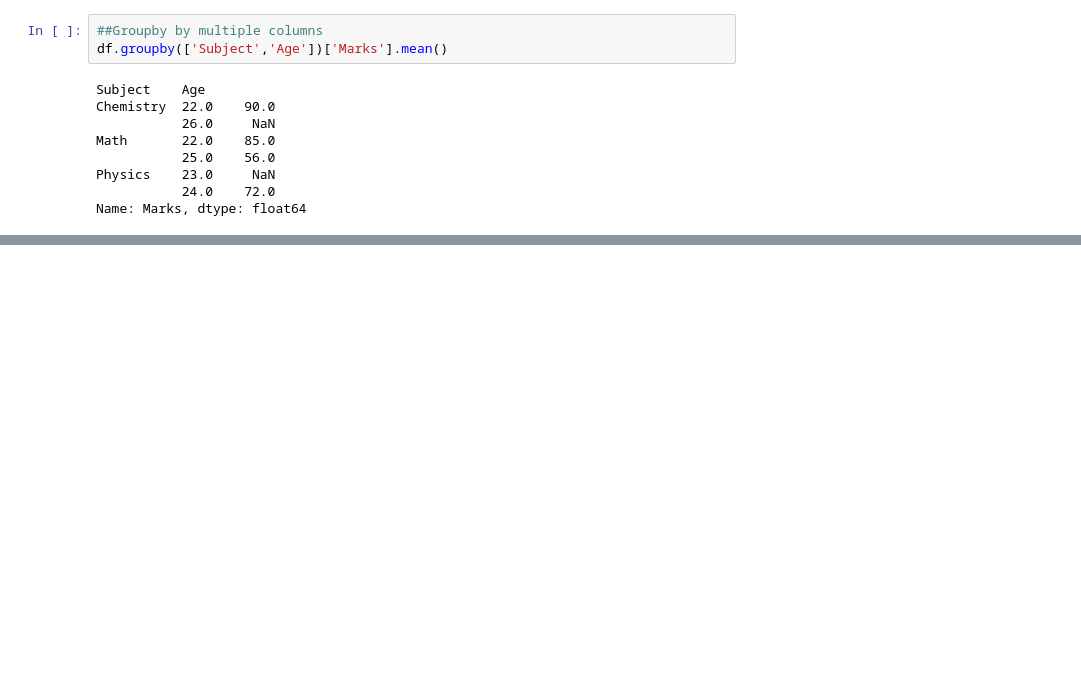
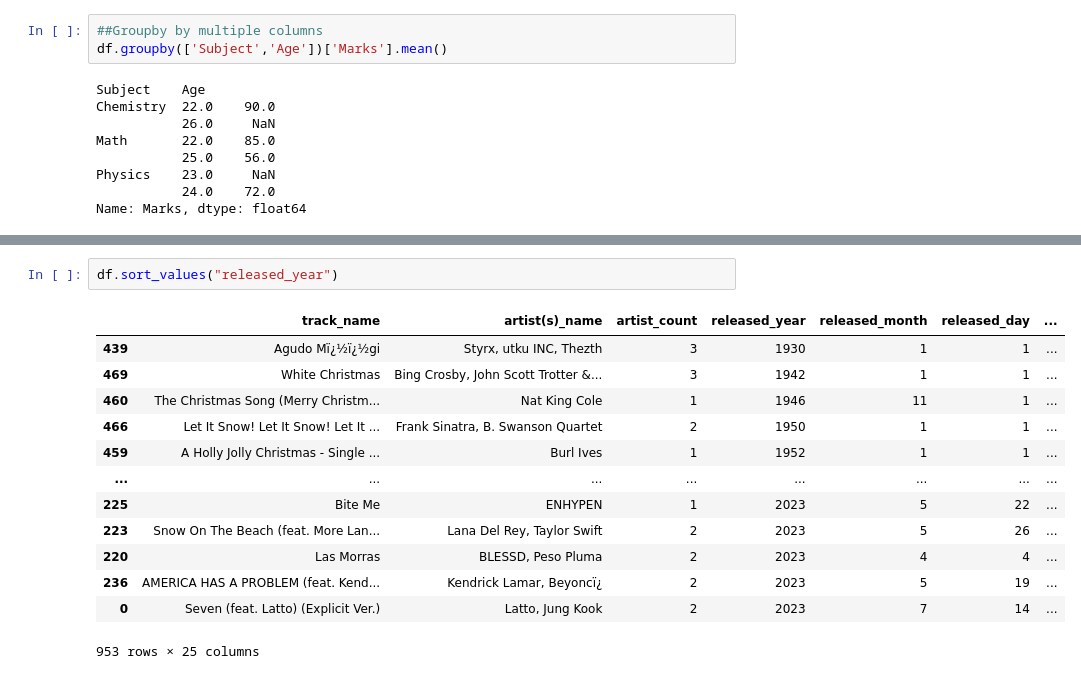
Before and after one commit to Biswajeet111/ML-Codes, a Jupyter notebook: Foundational-ML/pandas_foundation.ipynb, the cells around one changed output, grey strips where cells are left out. Saved outputs shown, nothing was run; the diff lists cells and outputs as text; blank space fills up the shorter version.

```diff
--- a/Foundational-ML/pandas_foundation.ipynb
+++ b/Foundational-ML/pandas_foundation.ipynb
@@ -343,0 +483,16 @@ Name: Marks, dtype: float64
+# %%
+df.sort_values("released_year")
+# %% [output]
+|  | track_name | artist(s)_name | artist_count | released_year | released_month | released_day | ... |
+| 439 | Agudo Mï¿½ï¿½gi | Styrx, utku INC, Thezth | 3 | 1930 | 1 | 1 | ... |
+| 469 | White Christmas | Bing Crosby, John Scott Trotter &... | 3 | 1942 | 1 | 1 | ... |
+| 460 | The Christmas Song (Merry Christm... | Nat King Cole | 1 | 1946 | 11 | 1 | ... |
+| 466 | Let It Snow! Let It Snow! Let It ... | Frank Sinatra, B. Swanson Quartet | 2 | 1950 | 1 | 1 | ... |
+| 459 | A Holly Jolly Christmas - Single ... | Burl Ives | 1 | 1952 | 1 | 1 | ... |
+| ... | ... | ... | ... | ... | ... | ... | ... |
+| 225 | Bite Me | ENHYPEN | 1 | 2023 | 5 | 22 | ... |
+| 223 | Snow On The Beach (feat. More Lan... | Lana Del Rey, Taylor Swift | 2 | 2023 | 5 | 26 | ... |
+| 220 | Las Morras | BLESSD, Peso Pluma | 2 | 2023 | 4 | 4 | ... |
+| 236 | AMERICA HAS A PROBLEM (feat. Kend... | Kendrick Lamar, Beyoncï¿ | 2 | 2023 | 5 | 19 | ... |
+| 0 | Seven (feat. Latto) (Explicit Ver.) | Latto, Jung Kook | 2 | 2023 | 7 | 14 | ... |
+953 rows × 25 columns
```
Also changed, not shown: parts of 17 cells of this notebook, 10 other files.
